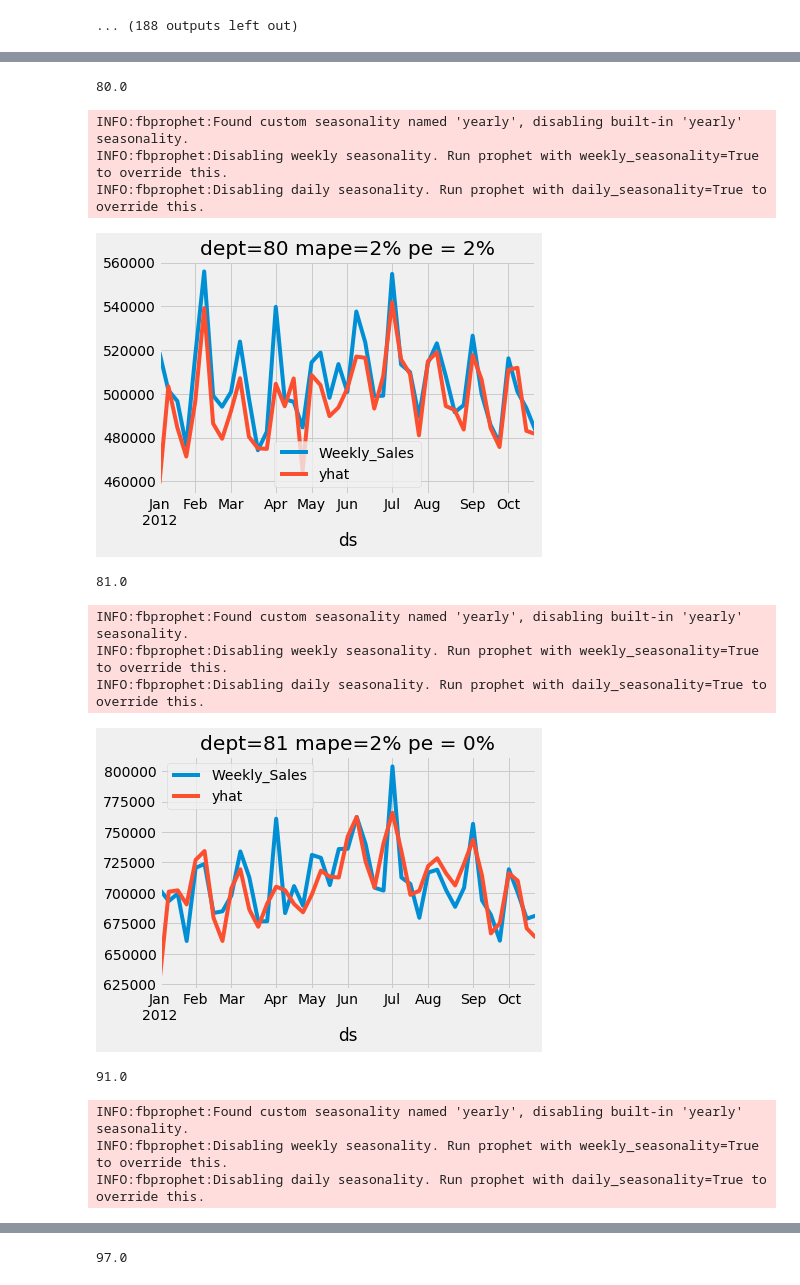
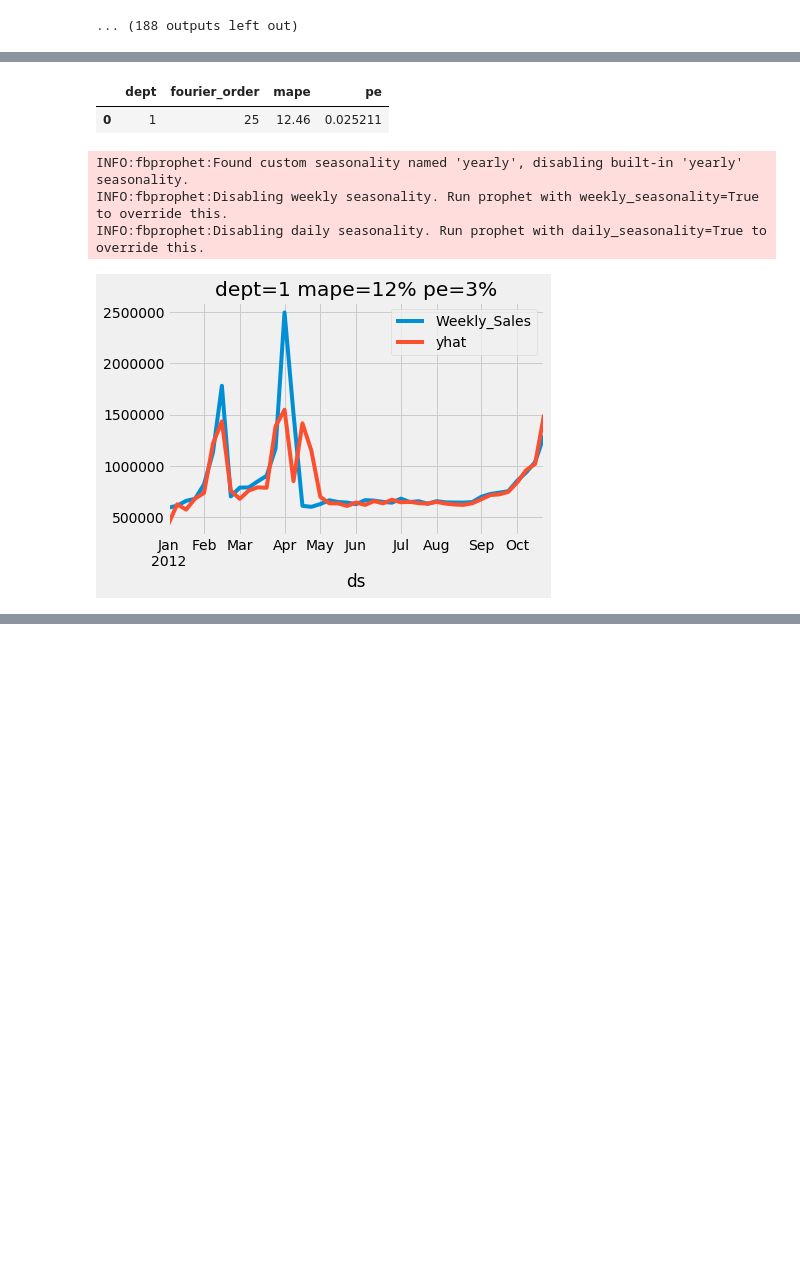
Before and after one commit to jstephenj14/walmart-forecasting-challenge, a Jupyter notebook: src/analysis.ipynb, the cells around one changed output, grey strips where cells are left out. Drawn from its saved outputs; the diff is of its cells as text; code cells hidden in the pictures; blank space fills up the shorter version.

```diff
--- a/src/analysis.ipynb
+++ b/src/analysis.ipynb
@@ -35,8 +51,8 @@ import seaborn as sns
 import matplotlib.pyplot as plt
 from fbprophet import Prophet
 from sklearn.metrics import mean_squared_error, mean_absolute_error
-plt.style.use('fivethirtyeight') # For plot
 from tqdm import tqdm
+import xgboost
 # %%
 df_metrics = pd.DataFrame()
 
@@ -97,4 +112,6 @@ INFO:fbprophet:Disabling daily seasonality. Run prophet with daily_seasonality=T
 98799852.54237981
 ... (188 outputs left out)
 # %%
-best_fourier = pd.merge(df_metrics,df_metrics.groupby(["dept"])["mape"].min(), on=["dept","mape"]).sort_values("mape")
+best_fourier = pd.merge(df_metrics,
+                        df_metrics.groupby(["dept"])["mape"].min(),
+                        on=["dept","mape"]).sort_values("mape")
@@ -117,50 +118,45 @@ best_fourier
+# %%
+best_fourier[best_fourier["dept"] ==1]
+# %% [output]
+|  | dept | fourier_order | mape | pe |
+| 0 | 1 | 25 | 12.46 | 0.025211 |
 # %%
 for index, row in best_fourier.iterrows():
     dept_name = row["dept"]
     f = row["fourier_order"]
     mape = row["mape"]
     pe = row["pe"]
-    if mape < 10:
-        print(dept_name)
+    if dept_name == 1:
         dept_sales_unit = dept_sales[dept_sales["Dept"] == dept_name].set_index("Date")
 
         split_date = '01-Jan-2012'
         train = dept_sales_unit.loc[dept_sales_unit.index < split_date].copy()
         test = dept_sales_unit.loc[dept_sales_unit.index >= split_date].copy()
         train = train[["Weekly_Sales"]].reset_index() \
             .rename(columns={'Date':'ds',
                              'Weekly_Sales':'y'})
         test = test.reset_index().rename(columns={'Date':'ds'})
 
 
         def mean_absolute_percentage_error(y_true, y_pred):
             """Calculates MAPE given y_true and y_pred"""
             y_true, y_pred = np.array(y_true), np.array(y_pred)
             return np.mean(np.abs((y_true - y_pred) / y_true)) * 100
 
         model = Prophet()
         model.add_seasonality(name='yearly', period=365.25, fourier_order=int(f))
         model.fit(train)
         test_fcst = model.predict(test)
         comparison = pd.merge(test[["ds","Weekly_Sales"]],test_fcst[["ds","yhat"]],on="ds").set_index("ds")
 
         mape = round(mean_absolute_percentage_error(y_true=test['Weekly_Sales'],
                        y_pred=test_fcst['yhat']),2)
 
         comparison.plot(title=f"dept={str(int(dept_name))} mape={int(round(mape))}% pe={int(round(pe*100))}%")
         plt.show()
+        break
 # %% [output]
-80.0
+INFO:fbprophet:Found custom seasonality named 'yearly', disabling built-in 'yearly' seasonality.
+INFO:fbprophet:Disabling weekly seasonality. Run prophet with weekly_seasonality=True to override this.
+INFO:fbprophet:Disabling daily seasonality. Run prophet with daily_seasonality=True to override this.
-INFO:fbprophet:Found custom seasonality named 'yearly', disabling built-in 'yearly' seasonality.
-INFO:fbprophet:Disabling weekly seasonality. Run prophet with weekly_seasonality=True to override this.
-INFO:fbprophet:Disabling daily seasonality. Run prophet with daily_seasonality=True to override this.
-[figure, old version]
+[figure, new version]
-81.0
-INFO:fbprophet:Found custom seasonality named 'yearly', disabling built-in 'yearly' seasonality.
-INFO:fbprophet:Disabling weekly seasonality. Run prophet with weekly_seasonality=True to override this.
-INFO:fbprophet:Disabling daily seasonality. Run prophet with daily_seasonality=True to override this.
-[figure, removed]
-91.0
-INFO:fbprophet:Found custom seasonality named 'yearly', disabling built-in 'yearly' seasonality.
-INFO:fbprophet:Disabling weekly seasonality. Run prophet with weekly_seasonality=True to override this.
-INFO:fbprophet:Disabling daily seasonality. Run prophet with daily_seasonality=True to override this.
@@ -168 +162,0 @@ INFO:fbprophet:Disabling daily seasonality. Run prophet with daily_seasonality=T
-97.0
```
Also changed, not shown: parts of 33 cells of this notebook.
